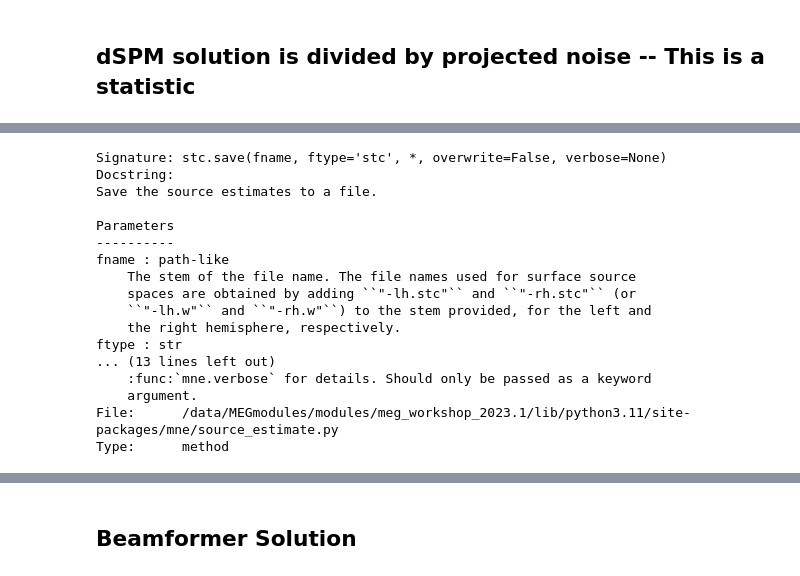
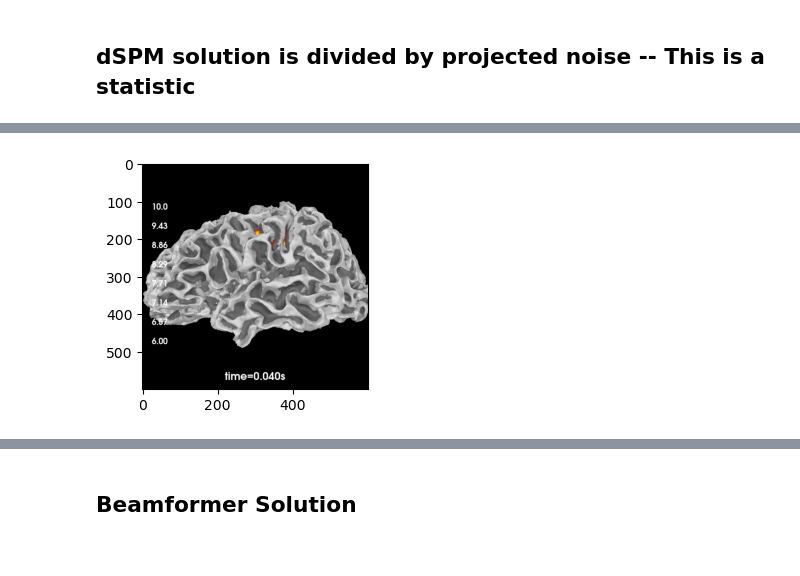
Before and after one commit to nih-megcore/NIMH_MEG_workshop, a Jupyter notebook: Day2/Lab4_SourceLocalization.ipynb, the cells around one changed output, grey strips where cells are left out. Cells and saved outputs as stored; diff of their text form; code cells hidden in the pictures.

```diff
--- a/Day2/Lab4_SourceLocalization.ipynb
+++ b/Day2/Lab4_SourceLocalization.ipynb
@@ -350,20 +326,15 @@ Creating the depth weighting matrix...
-# %%
-stc.save?
-# %% [output]
-Signature: stc.save(fname, ftype='stc', *, overwrite=False, verbose=None)
-Docstring:
-Save the source estimates to a file.
-
-Parameters
-----------
-fname : path-like
-    The stem of the file name. The file names used for surface source
-    spaces are obtained by adding ``"-lh.stc"`` and ``"-rh.stc"`` (or
-    ``"-lh.w"`` and ``"-rh.w"``) to the stem provided, for the left and
-    the right hemisphere, respectively.
-ftype : str
-... (13 lines left out)
-    :func:`mne.verbose` for details. Should only be passed as a keyword
-    argument.
-File:      /data/MEGmodules/modules/meg_workshop_2023.1/lib/python3.11/site-packages/mne/source_estimate.py
-Type:      method
+# %%
+inv = make_inverse_operator(evk_stim.info, fwd, cov, loose=0.0, depth=0.8, verbose=True)
+snr = 3.0
+lambda2 = 1.0 / snr**2
+kwargs = dict(
+    initial_time=0.04,
+    hemi="lh",
+    subjects_dir=subjects_dir,
+    size=(600, 600),
+    clim=dict(kind="values", lims=[6, 7.5, 10]),
+    smoothing_steps=7,
+    surface='white',
+)
+
+stc = abs(apply_inverse(evk_stim, inv, lambda2, "dSPM", verbose=True))
@@ -369,0 +344,9 @@ Type:      method
+# %%
+%matplotlib inline
+dspm_img=brain.plotter.screenshot()
+brain.plotter.close()
+plt.subplot(1,2,1)
+plt.imshow(dspm_img)
+plt.show()
+# %% [output]
+[figure, added]
```
Also changed, not shown: parts of 24 cells of this notebook, 2 other files.
